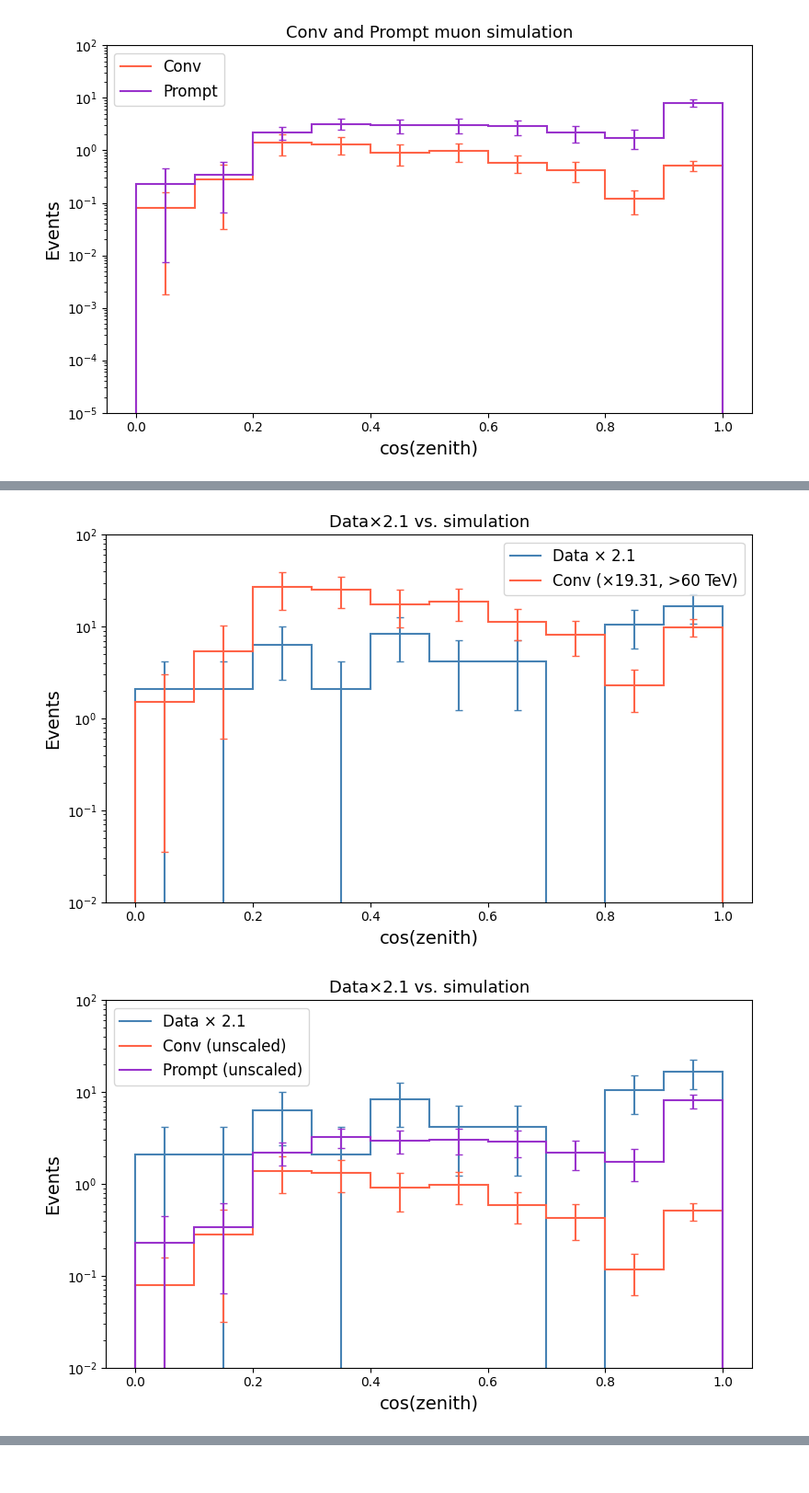
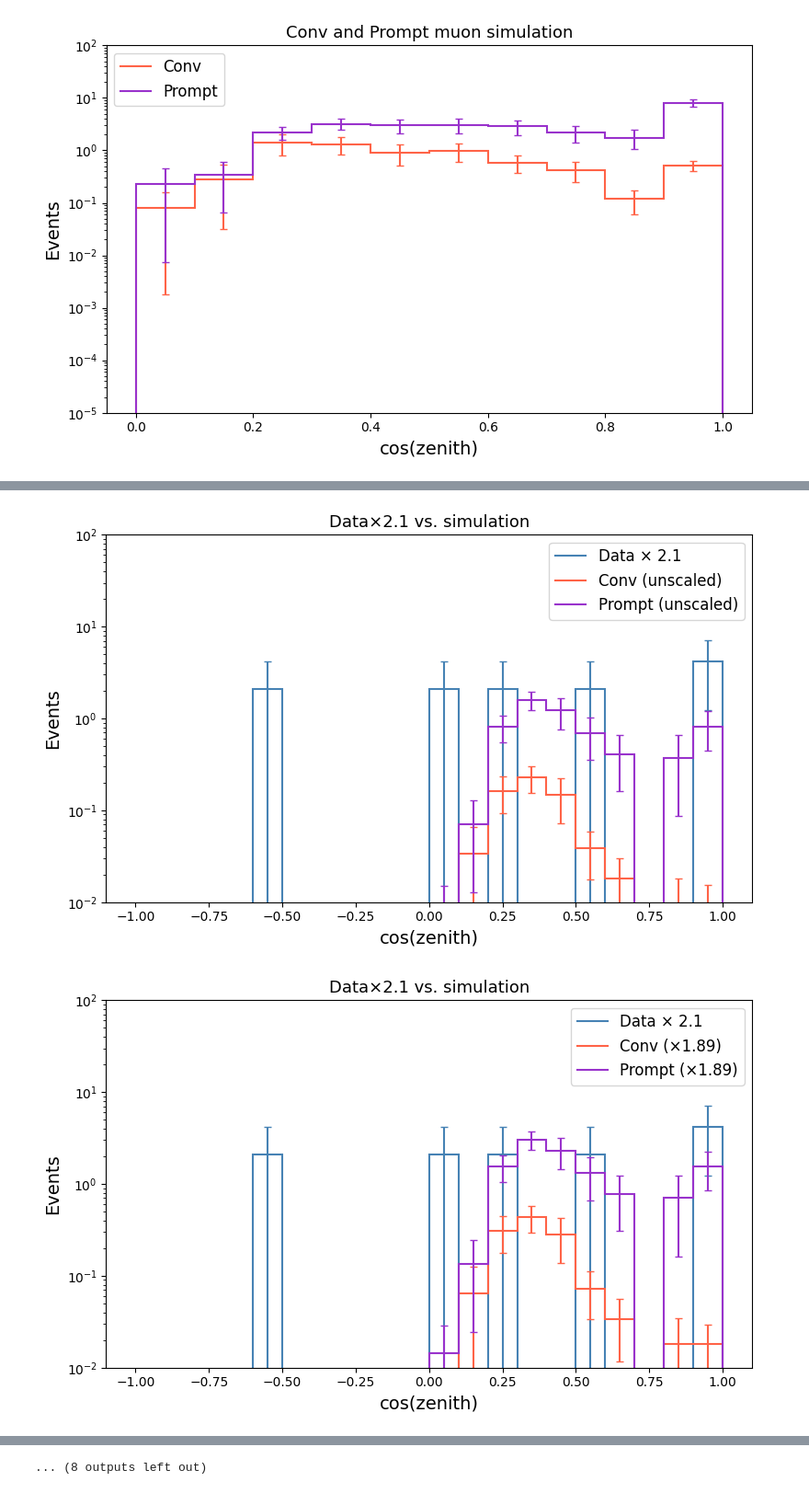
Before and after one commit to tjuanve/muon_tagging_summer_project, a Jupyter notebook: notebooks/muon_tag_collab_madison.ipynb, the cells around one changed output, grey strips where cells are left out. Shown at 92% size. Cells and saved outputs as stored; diff of their text form; code cells hidden in the pictures.

Commit message:
fx plots collab

```diff
--- a/notebooks/muon_tag_collab_madison.ipynb
+++ b/notebooks/muon_tag_collab_madison.ipynb
@@ -204,35 +204,53 @@ zen_plots_sim(bins_z_half, bin_cents_zh, 'half')
 [figure]
 # %%
 def zen_plots_data(bins_z, cents_z, tag):
-    mask_d = reco_cos_theta >= bins_z[0]
+    mask_d       = reco_cos_theta >= bins_z[0]
+    mask_d_above = mask_d & (reco_etot > E_THRESHOLD)
 
-    def _plot(w_conv_s, w_prompt_s, label_conv, label_prompt, fname, with_prompt):
+    def _plot(cos_d, cos_s, mask_s, w_conv_s, w_prompt_s, label_conv, label_prompt, fname, with_prompt):
         fig, ax = plt.subplots(figsize=(8, 5))
-        _hist_data(ax, reco_cos_theta[mask_d], bins_z, cents_z, GEO_FACTOR,
+        _hist_data(ax, cos_d, bins_z, cents_z, GEO_FACTOR,
                    'steelblue', f'Data × {GEO_FACTOR}')
-        _hist_step(ax, sim_cos_theta, bins_z, cents_z, w_conv_s, 'tomato', label_conv)
+        _hist_step(ax, cos_s[mask_s], bins_z, cents_z, w_conv_s, 'tomato', label_conv)
         if with_prompt:
-            _hist_step(ax, sim_cos_theta, bins_z, cents_z, w_prompt_s, 'darkorchid', label_prompt)
+            _hist_step(ax, cos_s[mask_s], bins_z, cents_z, w_prompt_s, 'darkorchid', label_prompt)
         ax.set_yscale('log'); ax.set_ylim(1e-2, 1e2)
         ax.set_xlabel('cos(zenith)', fontsize=14); ax.set_ylabel('Events', fontsize=14)
         ax.set_title(f'Data×{GEO_FACTOR} vs. simulation', fontsize=13); ax.legend(fontsize=12)
         plt.tight_layout(); plt.savefig(PLOT_DIR / fname, bbox_inches='tight'); plt.show()
 
-    # Conv only
+    # ── All events ────────────────────────────────────────────────────────────
     for scale, lbl, fname in [
         (1,               'Conv (unscaled)',                           f'zen_{tag}_data_conv_unscaled.pdf'),
         (frac_conv_all,   f'Conv (×{frac_conv_all:.2f}, all events)',  f'zen_{tag}_data_conv_scaled_all.pdf'),
         (frac_conv_above, f'Conv (×{frac_conv_above:.2f}, >60 TeV)',   f'zen_{tag}_data_conv_scaled_above.pdf'),
     ]:
-        _plot(sim_weights_conv * scale, None, lbl, None, fname, with_prompt=False)
+        _plot(reco_cos_theta[mask_d], sim_cos_theta, np.ones(len(sim_cos_theta), dtype=bool),
+              sim_weights_conv * scale, None, lbl, None, fname, with_prompt=False)
 
-    # Conv + Prompt
     for scale, lbl_c, lbl_p, fname in [
         (1,               'Conv (unscaled)',              'Prompt (unscaled)',              f'zen_{tag}_data_conv_prompt_unscaled.pdf'),
         (frac_comb_all,   f'Conv (×{frac_comb_all:.2f})',   f'Prompt (×{frac_comb_all:.2f})',   f'zen_{tag}_data_conv_prompt_scaled_all.pdf'),
         (frac_comb_above, f'Conv (×{frac_comb_above:.2f})', f'Prompt (×{frac_comb_above:.2f})', f'zen_{tag}_data_conv_prompt_scaled_above.pdf'),
     ]:
-        _plot(sim_weights_conv * scale, sim_weights_prompt * scale, lbl_c, lbl_p, fname, with_prompt=True)
+        _plot(reco_cos_theta[mask_d], sim_cos_theta, np.ones(len(sim_cos_theta), dtype=bool),
+              sim_weights_conv * scale, sim_weights_prompt * scale, lbl_c, lbl_p, fname, with_prompt=True)
+
+    # ── Above 60 TeV ──────────────────────────────────────────────────────────
+    for scale, lbl, fname in [
+        (1,               'Conv (unscaled)',                          f'zen_{tag}_data_above_conv_unscaled.pdf'),
+        (frac_conv_above, f'Conv (×{frac_conv_above:.2f}, >60 TeV)',  f'zen_{tag}_data_above_conv_scaled.pdf'),
+    ]:
+        _plot(reco_cos_theta[mask_d_above], sim_cos_theta, above_s,
+              sim_weights_conv[above_s] * scale, None, lbl, None, fname, with_prompt=False)
+
+    for scale, lbl_c, lbl_p, fname in [
+        (1,               'Conv (unscaled)',              'Prompt (unscaled)',              f'zen_{tag}_data_above_conv_prompt_unscaled.pdf'),
+        (frac_comb_above, f'Conv (×{frac_comb_above:.2f})', f'Prompt (×{frac_comb_above:.2f})', f'zen_{tag}_data_above_conv_prompt_scaled.pdf'),
+    ]:
+        _plot(reco_cos_theta[mask_d_above], sim_cos_theta, above_s,
+              sim_weights_conv[above_s] * scale, sim_weights_prompt[above_s] * scale,
+              lbl_c, lbl_p, fname, with_prompt=True)
 
 zen_plots_data(bins_z_full, bin_cents_zf, 'full')
 zen_plots_data(bins_z_half, bin_cents_zh, 'half')
@@ -248,2 +266,2 @@ zen_plots_data(bins_z_half, bin_cents_zh, 'half')
-[figure, old version]
+[figure, new version]
-[figure, old version]
+[figure, new version]
@@ -251,0 +270 @@ zen_plots_data(bins_z_half, bin_cents_zh, 'half')
+... (8 outputs left out)
```
Also changed, not shown: parts of 1 cell of this notebook, 35 other files.
